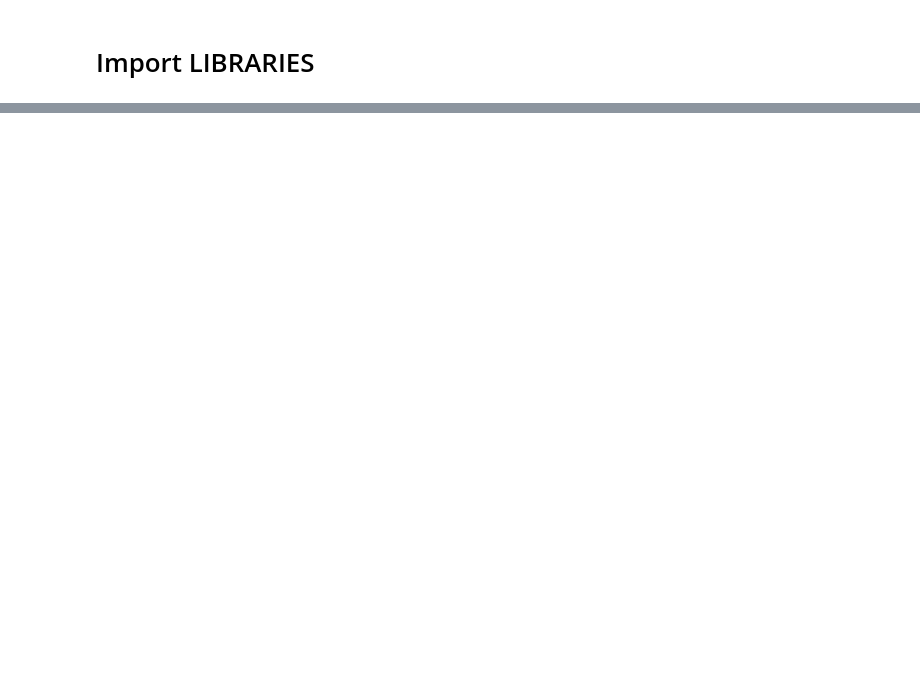
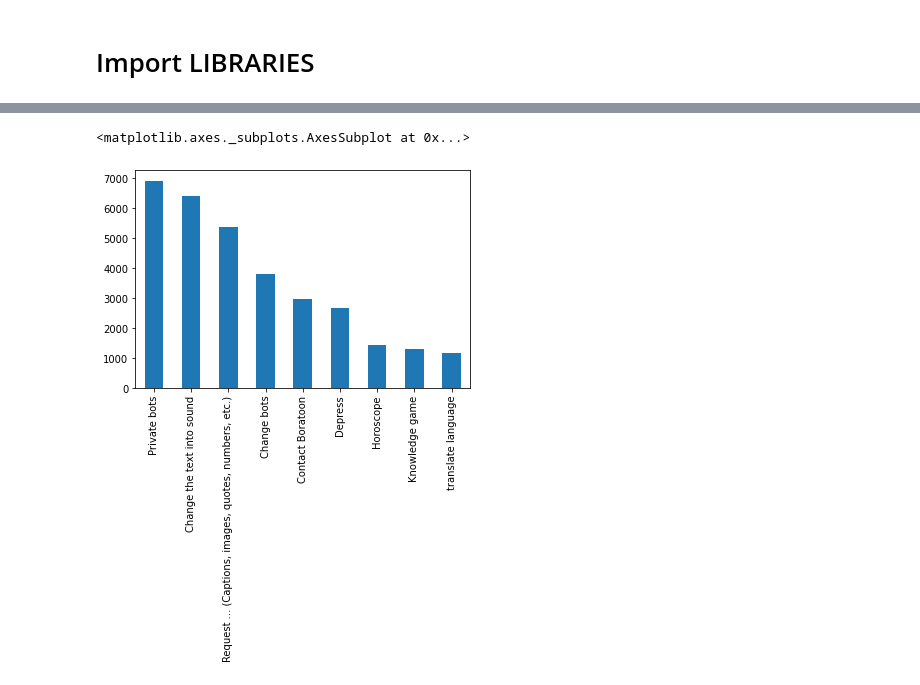
Before and after one commit to UniqueCODER/AlgorithmsPython, a Jupyter notebook: Botnoi_ChatAnalysis.ipynb, the cells around one changed output, grey strips where cells are left out. Saved outputs shown, nothing was run; the diff lists cells and outputs as text; code cells hidden in the pictures; blank space fills up the shorter version.

```diff
--- a/Botnoi_ChatAnalysis.ipynb
+++ b/Botnoi_ChatAnalysis.ipynb
@@ -87,0 +174,6 @@ Name: 1, dtype: int64
+# %%
+second_choice = df['P3'].value_counts()
+second_choice.plot.bar()
+# %% [output]
+<matplotlib.axes._subplots.AxesSubplot at 0x...>
+[figure, added]
```
Also changed, not shown: parts of 25 cells of this notebook.
